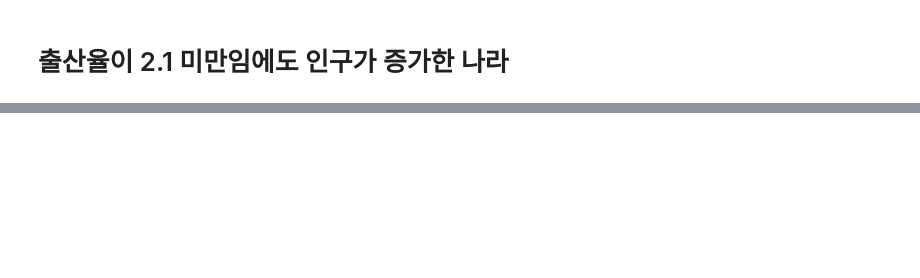
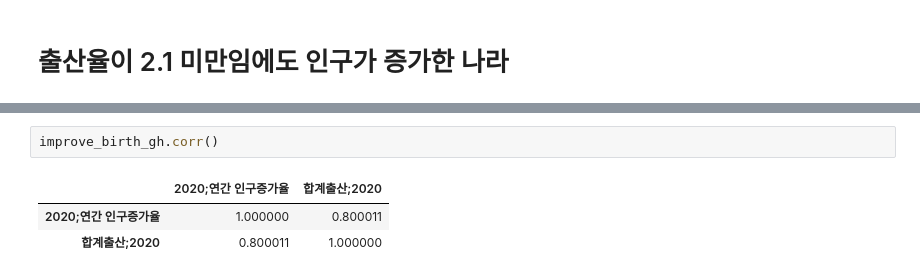
Before and after one commit to gahyunson/crudeBirthRate, a Jupyter notebook: birth_project.ipynb, the cells around one changed output, grey strips where cells are left out. Saved outputs shown, nothing was run; the diff lists cells and outputs as text; blank space fills up the shorter version.

```diff
--- a/birth_project.ipynb
+++ b/birth_project.ipynb
@@ -440,0 +463,6 @@ differ_pop_world_map
+# %%
+improve_birth_gh.corr()
+# %% [output]
+|  | 2020;연간 인구증가율 | 합계출산;2020 |
+| 2020;연간 인구증가율 | 1.000000 | 0.800011 |
+| 합계출산;2020 | 0.800011 | 1.000000 |
```
Also changed, not shown: parts of 31 cells of this notebook, 8 other files.
